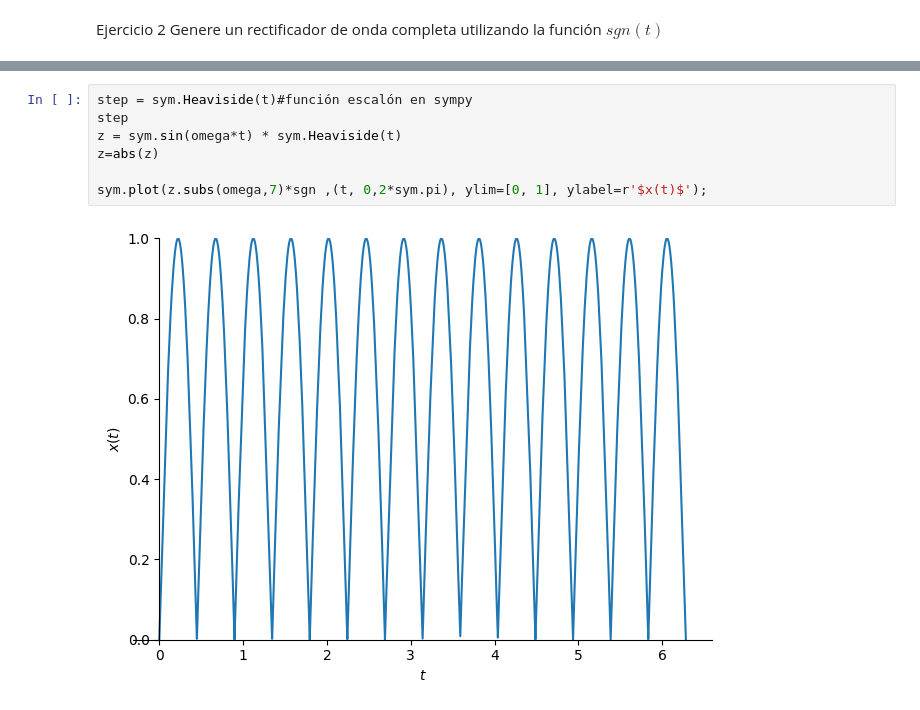
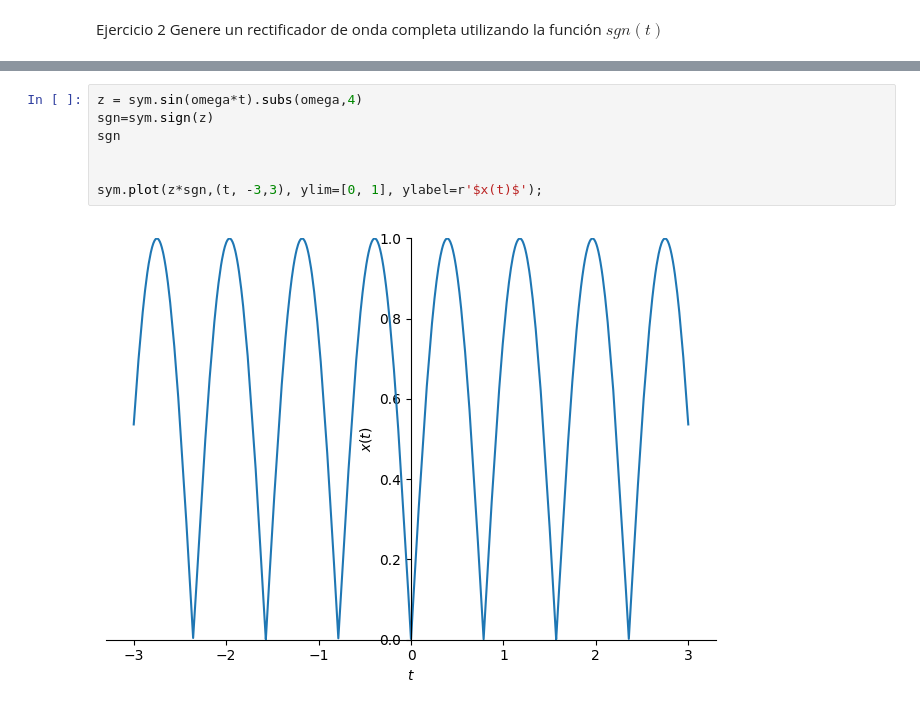
Before and after one commit to vgallegod/SE-ALES-TAREA-, a Jupyter notebook: Señales_estandar.ipynb, the cells around one changed output, grey strips where cells are left out. Saved outputs shown, nothing was run; the diff lists cells and outputs as text.

```diff
--- a/Señales_estandar.ipynb
+++ b/Señales_estandar.ipynb
@@ -33,9 +31,9 @@ $\displaystyle \operatorname{sign}{\left(t \right)}$
 # %%
-step = sym.Heaviside(t)#función escalón en sympy
-step
-z = sym.sin(omega*t) * sym.Heaviside(t)
-z=abs(z)
+z = sym.sin(omega*t).subs(omega,4)
+sgn=sym.sign(z)
+sgn
 
-sym.plot(z.subs(omega,7)*sgn ,(t, 0,2*sym.pi), ylim=[0, 1], ylabel=r'$x(t)$');
+
+sym.plot(z*sgn,(t, -3,3), ylim=[0, 1], ylabel=r'$x(t)$');
 # %% [output]
-[figure, old version]
+[figure, new version]
```
Also changed, not shown: parts of 2 cells of this notebook.
